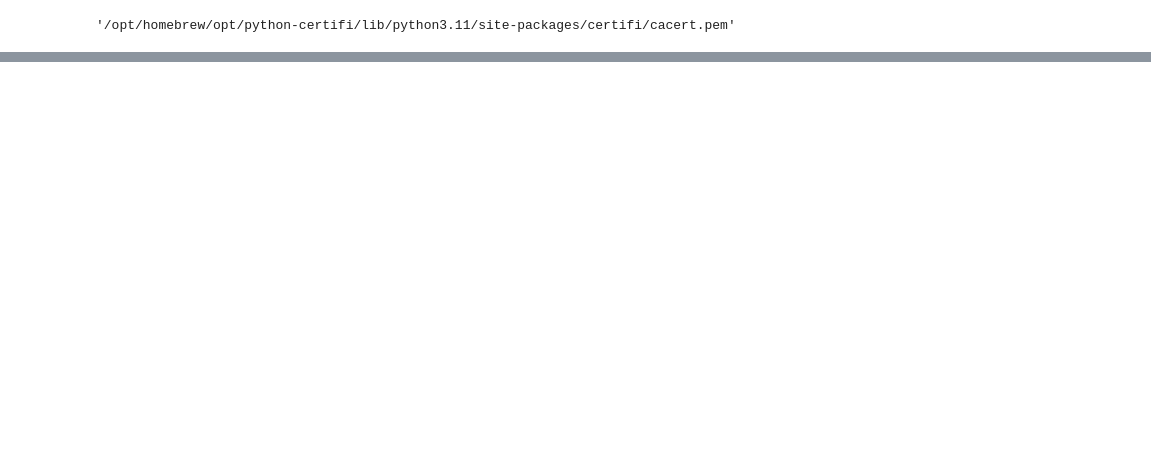
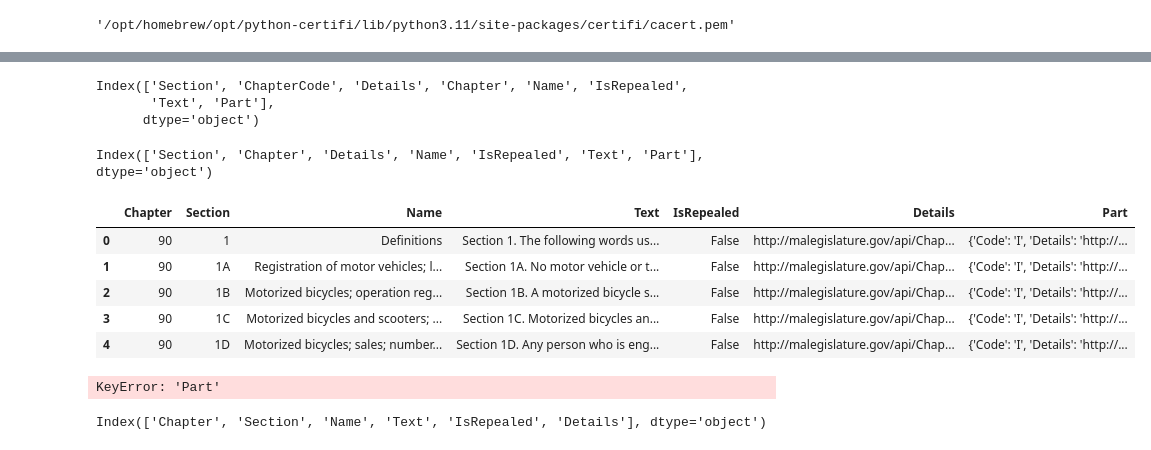
Before and after one commit to kd1882/watch-commander, a Jupyter notebook: docs/notebooks/mgl_swagger_api.ipynb, the cells around one changed output, grey strips where cells are left out. Drawn from its saved outputs; the diff is of its cells as text; code cells hidden in the pictures; blank space fills up the shorter version.

```diff
--- a/docs/notebooks/mgl_swagger_api.ipynb
+++ b/docs/notebooks/mgl_swagger_api.ipynb
@@ -228,0 +334,2 @@ df3
+# %%
+full_df.rename(columns={'Code': 'Section'}, inplace=True)
@@ -228,0 +359,35 @@ df3
+# %%
+full_df.columns
+# %% [output]
+Index(['Section', 'ChapterCode', 'Details', 'Chapter', 'Name', 'IsRepealed',
+       'Text', 'Part'],
+      dtype='object')
+# %%
+full_df.drop(columns='Chapter', inplace=True)
+# %%
+full_df.rename(columns={'ChapterCode': 'Chapter'}, inplace=True)
+# %%
+full_df.columns
+# %% [output]
+Index(['Section', 'Chapter', 'Details', 'Name', 'IsRepealed', 'Text', 'Part'], dtype='object')
+# %%
+new_order = ['Chapter', 'Section', 'Name', 'Text', 'IsRepealed', 'Details', 'Part']
+
+full_df = full_df[new_order]
+# %%
+full_df.head()
+# %% [output]
+|  | Chapter | Section | Name | Text | IsRepealed | Details | Part |
+| 0 | 90 | 1 | Definitions | Section 1. The following words us... | False | http://malegislature.gov/api/Chap... | {'Code': 'I', 'Details': 'http://... |
+| 1 | 90 | 1A | Registration of motor vehicles; l... | Section 1A. No motor vehicle or t... | False | http://malegislature.gov/api/Chap... | {'Code': 'I', 'Details': 'http://... |
+| 2 | 90 | 1B | Motorized bicycles; operation reg... | Section 1B. A motorized bicycle s... | False | http://malegislature.gov/api/Chap... | {'Code': 'I', 'Details': 'http://... |
+| 3 | 90 | 1C | Motorized bicycles and scooters; ... | Section 1C. Motorized bicycles an... | False | http://malegislature.gov/api/Chap... | {'Code': 'I', 'Details': 'http://... |
+| 4 | 90 | 1D | Motorized bicycles; sales; number... | Section 1D. Any person who is eng... | False | http://malegislature.gov/api/Chap... | {'Code': 'I', 'Details': 'http://... |
+# %%
+full_df['Part'] = full_df['Part'].apply(str)
+# %% [output]
+KeyError: 'Part'
+# %%
+full_df.columns
+# %% [output]
+Index(['Chapter', 'Section', 'Name', 'Text', 'IsRepealed', 'Details'], dtype='object')
```
Also changed, not shown: parts of 25 cells of this notebook, 9 other files.
